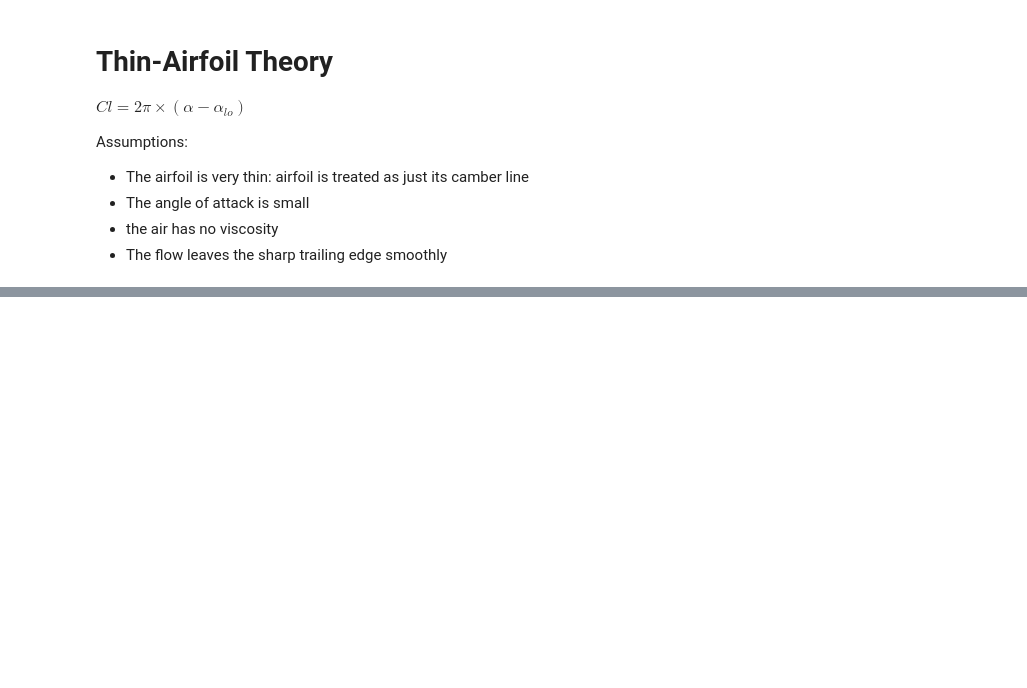
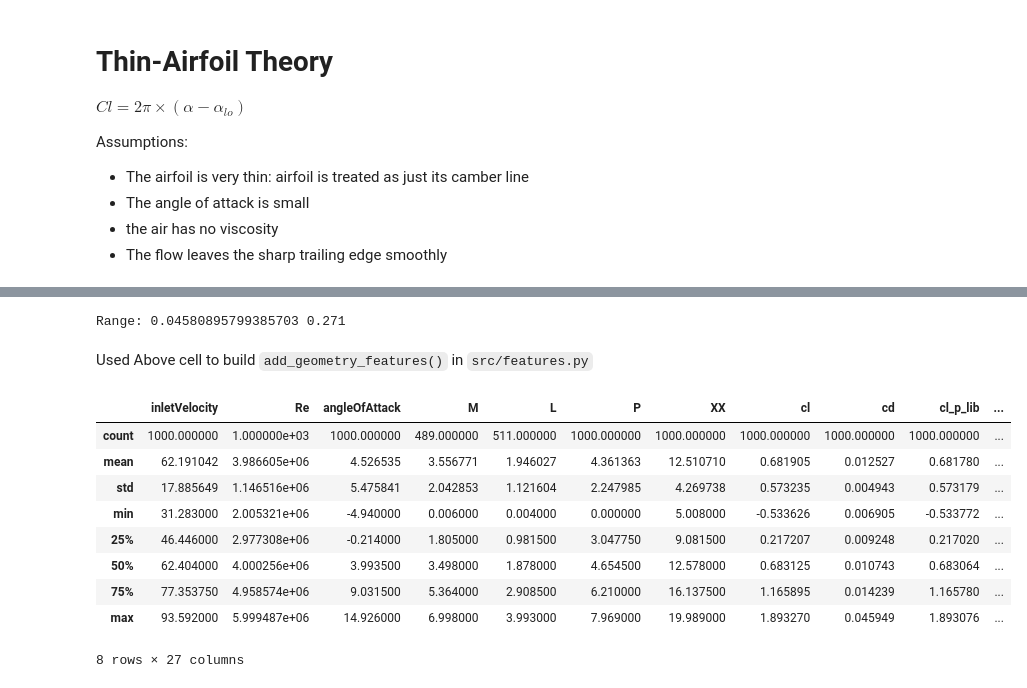
Before and after one commit to Will-Bonnett/airfoil-surrogate, a Jupyter notebook: notebooks/02_baseline.ipynb, the cells around one changed output, grey strips where cells are left out. Cells and saved outputs as stored; diff of their text form; code cells hidden in the pictures; blank space fills up the shorter version.

Commit message:
Added add_geometry_features() ready for linear regression

```diff
--- a/notebooks/02_baseline.ipynb
+++ b/notebooks/02_baseline.ipynb
@@ -169,0 +181,35 @@ plt.show()
+# %%
+# Use camber_line function to get max camber and position
+
+import airfrans as af
+from airfrans.naca_generator import camber_line
+DATA_PATH = Path().resolve().parent/"data"/"Dataset"
+
+sim = df.iloc[0]
+simulation = af.Simulation(DATA_PATH,sim["name"])
+
+rang = np.linspace(0,1,1001)
+range_line = camber_line([sim["L"],sim["P"],sim["Q"]],rang)
+range_max_camber = np.max(range_line[0])
+range_position = rang[np.argmax(range_line[0])]
+
+print(f"Range: {range_max_camber} {range_position}")
+# %% [output]
+Range: 0.04580895799385703 0.271
+# %% [markdown]
+Used Above cell to build `add_geometry_features()` in `src/features.py`
+# %%
+# Add the geometric features to the dataframe
+df = add_geometry_features(df)
+df.describe()
+# %% [output]
+|  | inletVelocity | Re | angleOfAttack | M | L | P | XX | cl | cd | cl_p_lib | ... |
+| count | 1000.000000 | 1.000000e+03 | 1000.000000 | 489.000000 | 511.000000 | 1000.000000 | 1000.000000 | 1000.000000 | 1000.000000 | 1000.000000 | ... |
+| mean | 62.191042 | 3.986605e+06 | 4.526535 | 3.556771 | 1.946027 | 4.361363 | 12.510710 | 0.681905 | 0.012527 | 0.681780 | ... |
+| std | 17.885649 | 1.146516e+06 | 5.475841 | 2.042853 | 1.121604 | 2.247985 | 4.269738 | 0.573235 | 0.004943 | 0.573179 | ... |
+| min | 31.283000 | 2.005321e+06 | -4.940000 | 0.006000 | 0.004000 | 0.000000 | 5.008000 | -0.533626 | 0.006905 | -0.533772 | ... |
+| 25% | 46.446000 | 2.977308e+06 | -0.214000 | 1.805000 | 0.981500 | 3.047750 | 9.081500 | 0.217207 | 0.009248 | 0.217020 | ... |
+| 50% | 62.404000 | 4.000256e+06 | 3.993500 | 3.498000 | 1.878000 | 4.654500 | 12.578000 | 0.683125 | 0.010743 | 0.683064 | ... |
+| 75% | 77.353750 | 4.958574e+06 | 9.031500 | 5.364000 | 2.908500 | 6.210000 | 16.137500 | 1.165895 | 0.014239 | 1.165780 | ... |
+| max | 93.592000 | 5.999487e+06 | 14.926000 | 6.998000 | 3.993000 | 7.969000 | 19.989000 | 1.893270 | 0.045949 | 1.893076 | ... |
+8 rows × 27 columns
```
Also changed, not shown: parts of 5 cells of this notebook, 2 other files.
